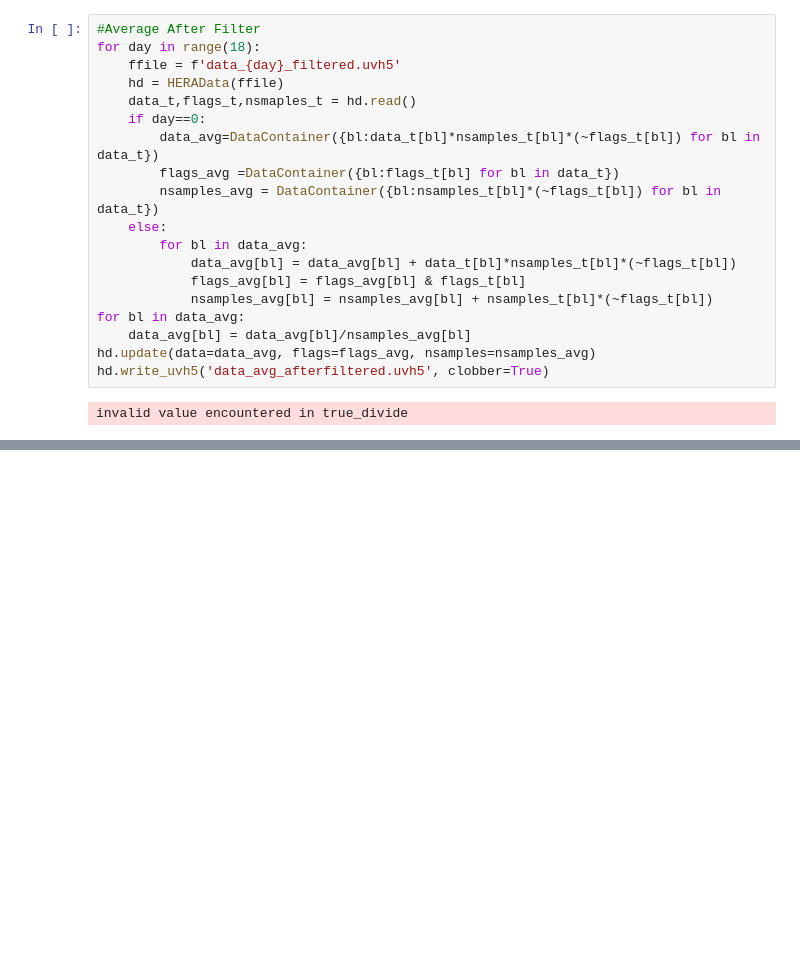
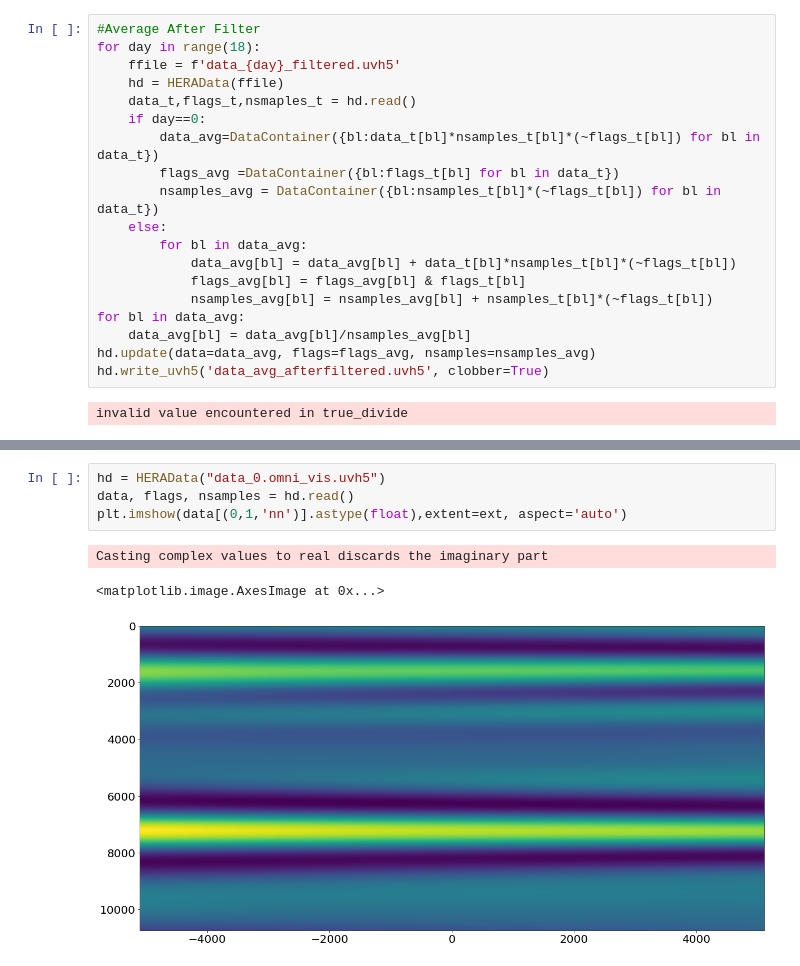
Before and after one commit to kian466/HERA_Calibration, a Jupyter notebook: HERA_CLEAN.ipynb, the cells around one changed output, grey strips where cells are left out. Saved outputs shown, nothing was run; the diff lists cells and outputs as text; blank space fills up the shorter version.

```diff
--- a/HERA_CLEAN.ipynb
+++ b/HERA_CLEAN.ipynb
@@ -674,0 +267,8 @@ plt.legend()
+# %%
+hd = HERAData("data_0.omni_vis.uvh5")
+data, flags, nsamples = hd.read()
+plt.imshow(data[(0,1,'nn')].astype(float),extent=ext, aspect='auto')
+# %% [output]
+Casting complex values to real discards the imaginary part
+<matplotlib.image.AxesImage at 0x...>
+[figure, added]
```
Also changed, not shown: parts of 72 cells of this notebook.
